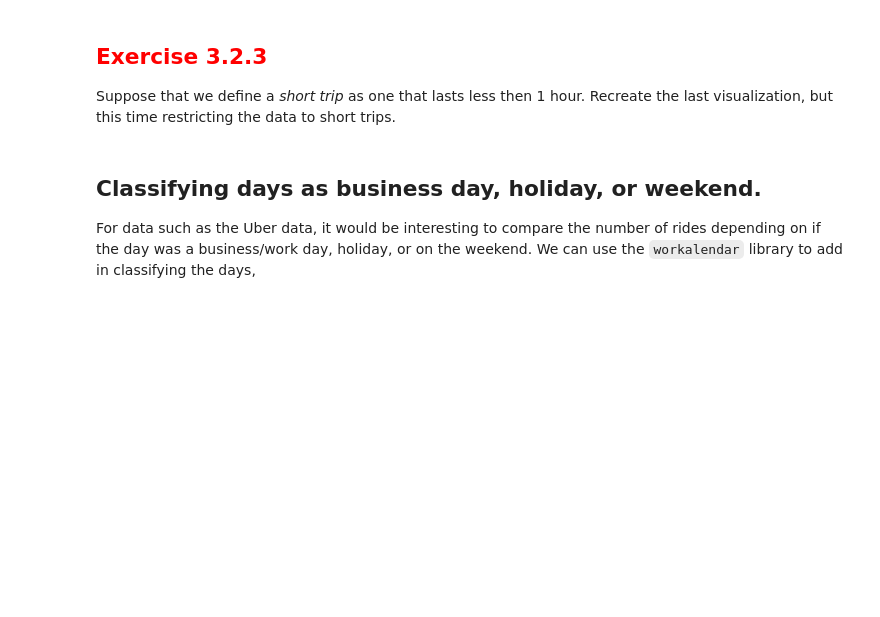
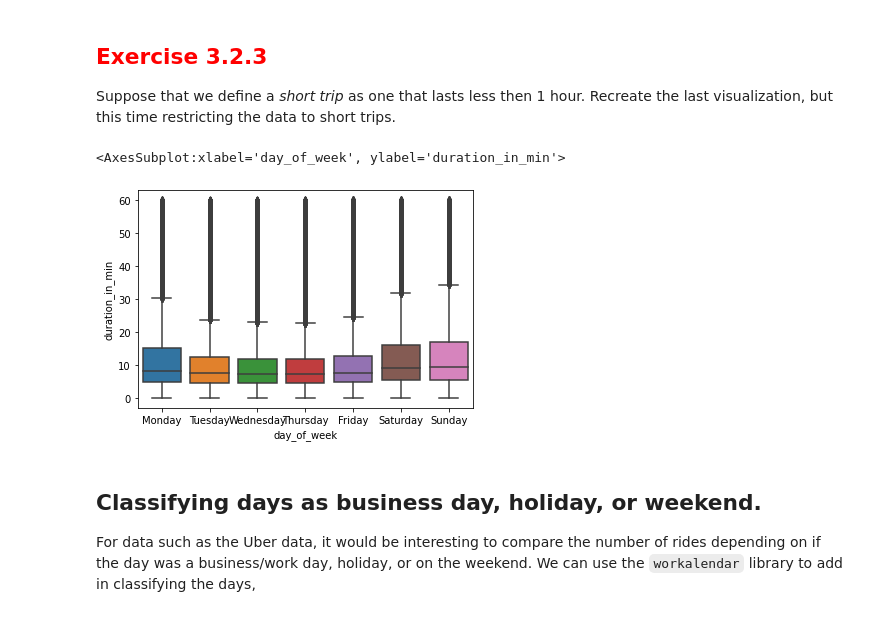
Before and after one commit to samwooden/module3_more_about_mutate, a Jupyter notebook: 3_2_working_with_dates.ipynb, the cells around one changed output. Saved outputs shown, nothing was run; the diff lists cells and outputs as text; code cells hidden in the pictures; blank space fills up the shorter version.

```diff
--- a/3_2_working_with_dates.ipynb
+++ b/3_2_working_with_dates.ipynb
@@ -411,3 +440,18 @@ Suppose that we define a *short trip* as one that lasts less then 1 hour.  Recre
+# %%
+import seaborn as sns
+
+short_trips = (day_and_duration
+>> filter_by(X.duration_in_min < 60))
+
+
+
+sns.boxplot(data = short_trips,
+            x = 'day_of_week',
+            y = 'duration_in_min',
+)
+# %% [output]
+<AxesSubplot:xlabel='day_of_week', ylabel='duration_in_min'>
+[figure, added]
 # %% [markdown]
 ## Classifying days as business day, holiday, or weekend.
 
```
Also changed, not shown: parts of 18 cells of this notebook, 3 other files.
